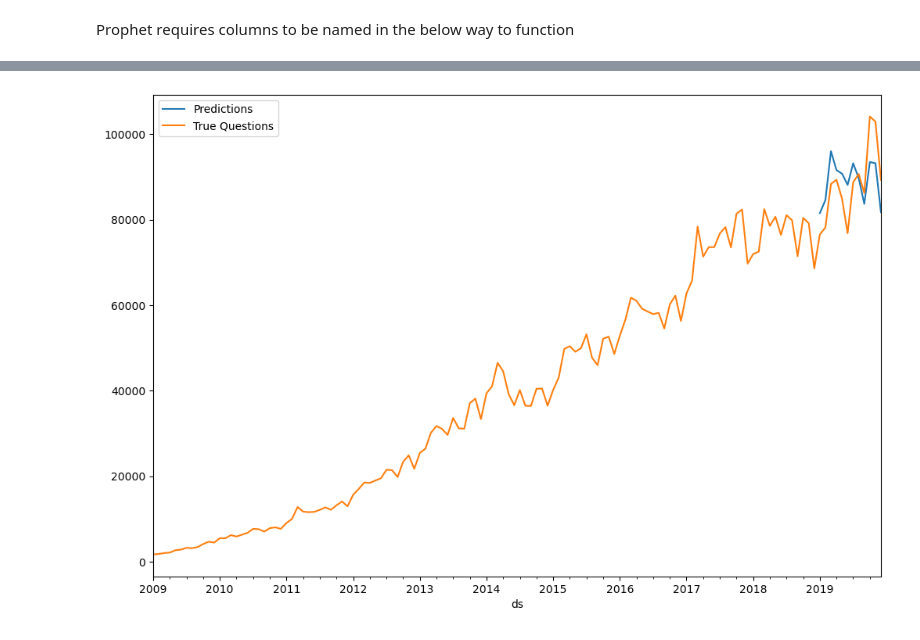
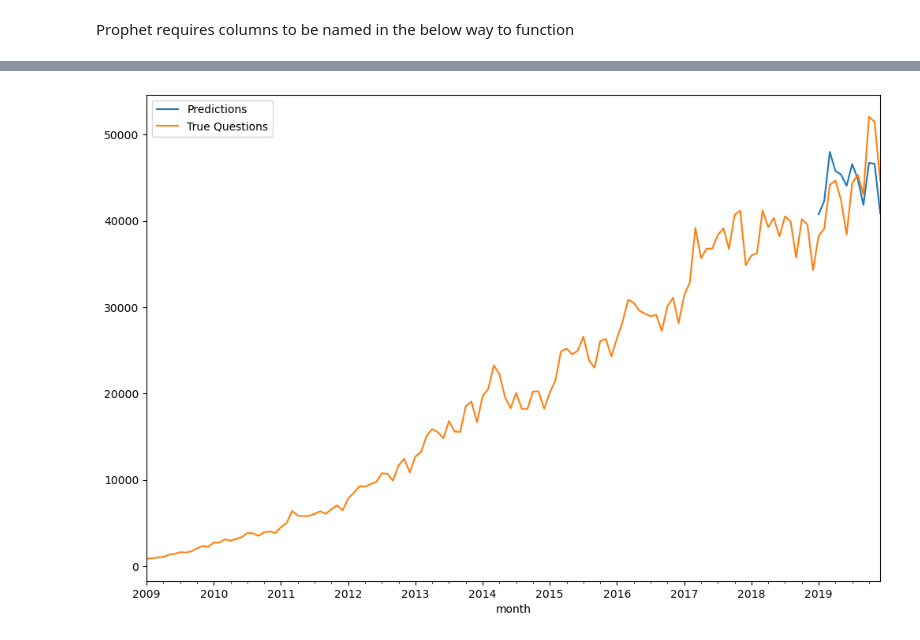
Before and after one commit to felixs7/stackoverflow-time-series, a Jupyter notebook: code/FB_Prophet_Train_Test_Notebook.ipynb, the cells around one changed output, grey strips where cells are left out. Cells and saved outputs as stored; diff of their text form; code cells hidden in the pictures.

```diff
--- a/code/FB_Prophet_Train_Test_Notebook.ipynb
+++ b/code/FB_Prophet_Train_Test_Notebook.ipynb
@@ -151,6 +153,6 @@ rmse(predictions,test['y'])
 # %%
 ax = forecast.iloc[-12:].plot(x='ds',y='yhat',label='Predictions',legend=True,figsize=(12,8), xlim=('2019-01-01','2019-12-01'))
-time_series_df.plot(x='ds',y='y',label='True Questions',legend=True,ax=ax)
+time_series_df.plot(x='month',y='Total_Questions',label='True Questions',legend=True,ax=ax)
 plt.show()
 # %% [output]
-[figure, old version]
+[figure, new version]
```
Also changed, not shown: parts of 34 cells of this notebook, 3 other files.
